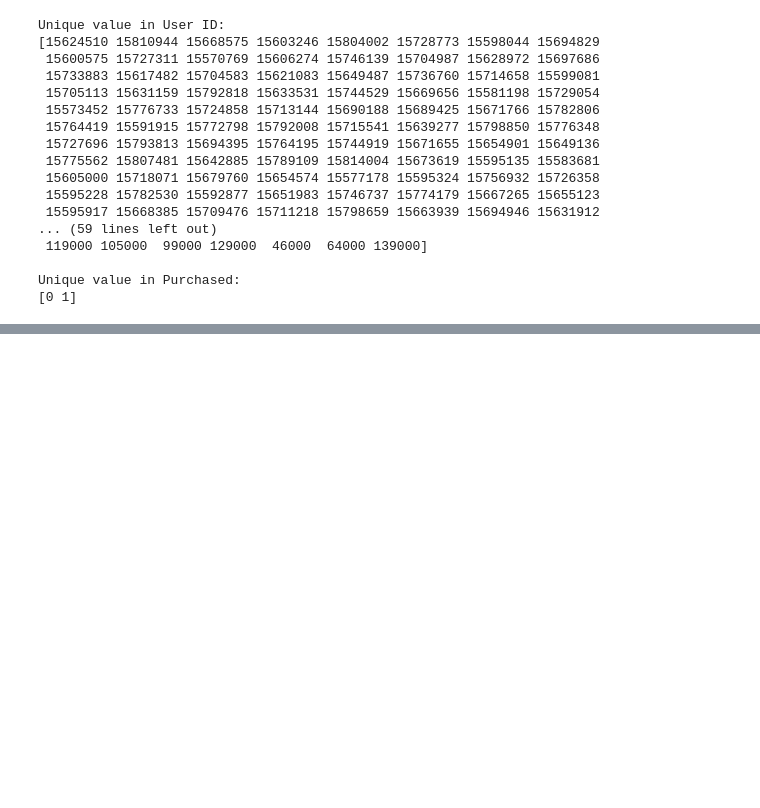
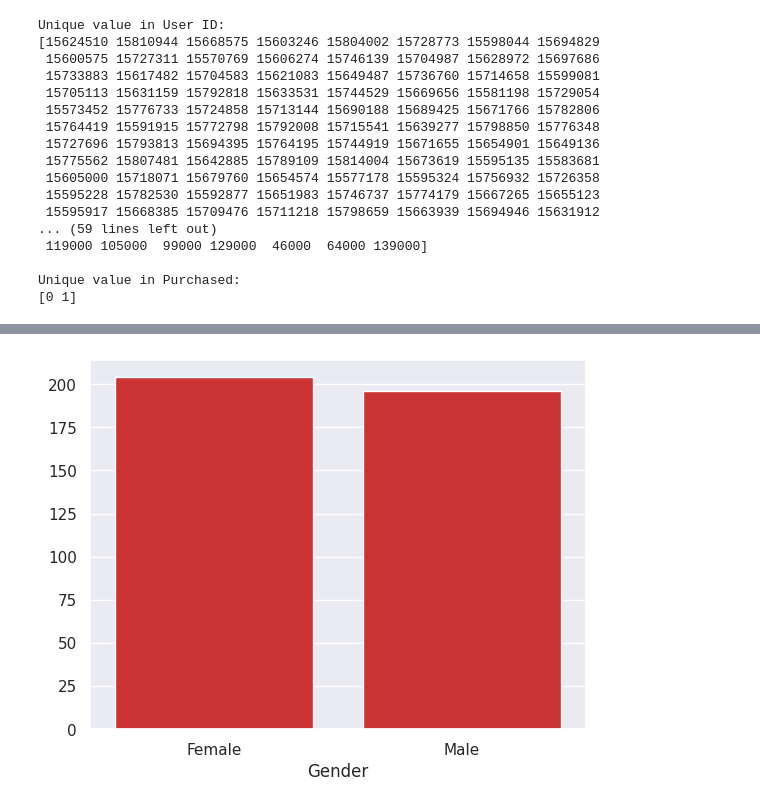
Before and after one commit to Hameedhullah/Machine-Learning, a Jupyter notebook: Logistic_Regression.ipynb, the cells around one changed output, grey strips where cells are left out. Drawn from its saved outputs; the diff is of its cells as text; code cells hidden in the pictures; blank space fills up the shorter version.

```diff
--- a/Logistic_Regression.ipynb
+++ b/Logistic_Regression.ipynb
@@ -176,0 +195,7 @@ plt.show()
+# %%
+# Gender Distribution
+sns.barplot(x=soc_net['Gender'].value_counts().index,
+            y=soc_net['Gender'].value_counts().values)
+plt.show()
+# %% [output]
+[figure, added]
```
Also changed, not shown: parts of 10 cells of this notebook.
